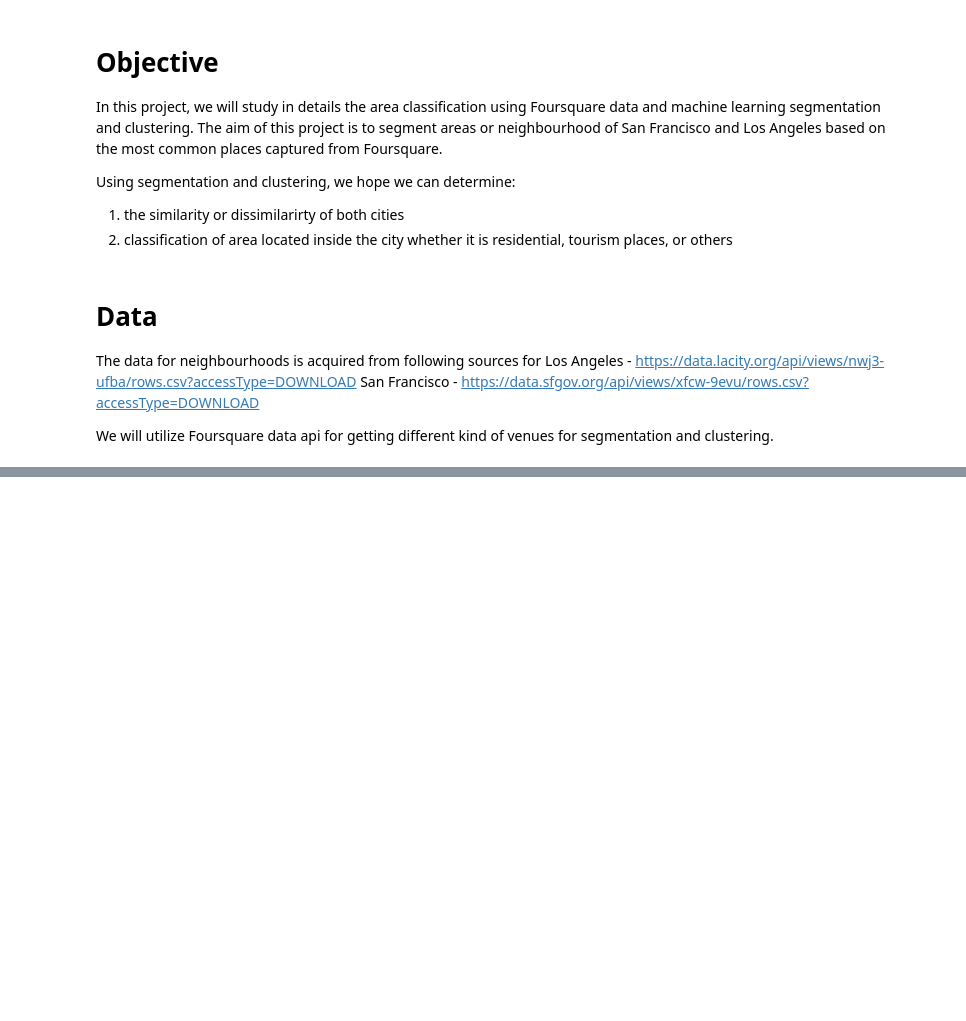
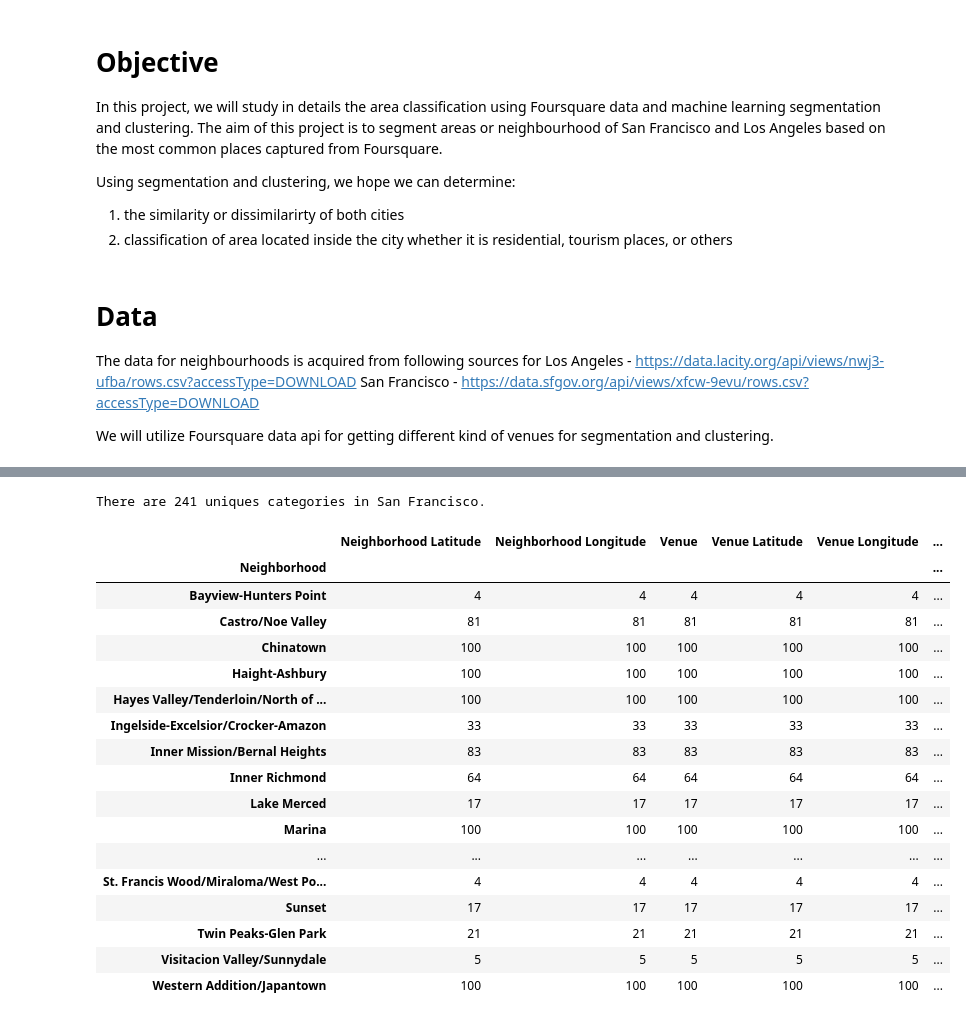
Before and after one commit to charles2588/Coursera_Capstone, a Jupyter notebook: Capstone Project.ipynb, the cells around one changed output, grey strips where cells are left out. Saved outputs shown, nothing was run; the diff lists cells and outputs as text; code cells hidden in the pictures; blank space fills up the shorter version.

```diff
--- a/Capstone Project.ipynb
+++ b/Capstone Project.ipynb
@@ -48,0 +146,2 @@ We will utilize Foursquare data api for getting different kind of venues for seg
+# %%
+laneigh_LA_df_geo = laneigh_LA_df.merge(pd_us_zip_geo, on = 'ZIP')
@@ -48,0 +157,4 @@ We will utilize Foursquare data api for getting different kind of venues for seg
+# %%
+sfneighdata.columns = ['ZIP', 'Neighborhood','Population']
+# %%
+sfneighdata_geo = sfneighdata.merge(pd_us_zip_geo, on='ZIP')
@@ -48,0 +227,22 @@ We will utilize Foursquare data api for getting different kind of venues for seg
+# %%
+la_latitude = 34.052235
+la_longitude = -118.243683
+#Lets put this data on map
+# create map of Los Angeles using latitude and longitude values
+map_la = folium.Map(location=[la_latitude, la_longitude], zoom_start=10)
+
+# add markers to map
+for lat, lng, ZIP, neighborhood in zip(laneigh_LA_df_geo['LAT'], laneigh_LA_df_geo['LNG'], laneigh_LA_df_geo['ZIP'], laneigh_LA_df_geo['Neighborhood']):
+    label = '{}, {}'.format(neighborhood, ZIP)
+    label = folium.Popup(label, parse_html=True)
+    folium.CircleMarker(
+        [lat, lng],
+        radius=5,
+        popup=label,
+        color='blue',
+        fill=True,
+        fill_color='#3186cc',
+        fill_opacity=0.7,
+        parse_html=False).add_to(map_la)
+
+map_la
@@ -48,0 +513,24 @@ We will utilize Foursquare data api for getting different kind of venues for seg
+# %%
+#check how many venues were returned for each Neighborhood in San Francisco
+print('There are {} uniques categories in San Francisco.'.format(len(sf_venues['Venue Category'].unique())))
+sf_venues.groupby('Neighborhood').count()
+# %% [output]
+There are 241 uniques categories in San Francisco.
+|  | Neighborhood Latitude | Neighborhood Longitude | Venue | Venue Latitude | Venue Longitude | ... |
+| Neighborhood |  |  |  |  |  | ... |
+| Bayview-Hunters Point | 4 | 4 | 4 | 4 | 4 | ... |
+| Castro/Noe Valley | 81 | 81 | 81 | 81 | 81 | ... |
+| Chinatown | 100 | 100 | 100 | 100 | 100 | ... |
+| Haight-Ashbury | 100 | 100 | 100 | 100 | 100 | ... |
+| Hayes Valley/Tenderloin/North of ... | 100 | 100 | 100 | 100 | 100 | ... |
+| Ingelside-Excelsior/Crocker-Amazon | 33 | 33 | 33 | 33 | 33 | ... |
+| Inner Mission/Bernal Heights | 83 | 83 | 83 | 83 | 83 | ... |
+| Inner Richmond | 64 | 64 | 64 | 64 | 64 | ... |
+| Lake Merced | 17 | 17 | 17 | 17 | 17 | ... |
+| Marina | 100 | 100 | 100 | 100 | 100 | ... |
+| ... | ... | ... | ... | ... | ... | ... |
+| St. Francis Wood/Miraloma/West Po... | 4 | 4 | 4 | 4 | 4 | ... |
+| Sunset | 17 | 17 | 17 | 17 | 17 | ... |
+| Twin Peaks-Glen Park | 21 | 21 | 21 | 21 | 21 | ... |
+| Visitacion Valley/Sunnydale | 5 | 5 | 5 | 5 | 5 | ... |
+| Western Addition/Japantown | 100 | 100 | 100 | 100 | 100 | ... |
```
Also changed, not shown: parts of 73 cells of this notebook.
